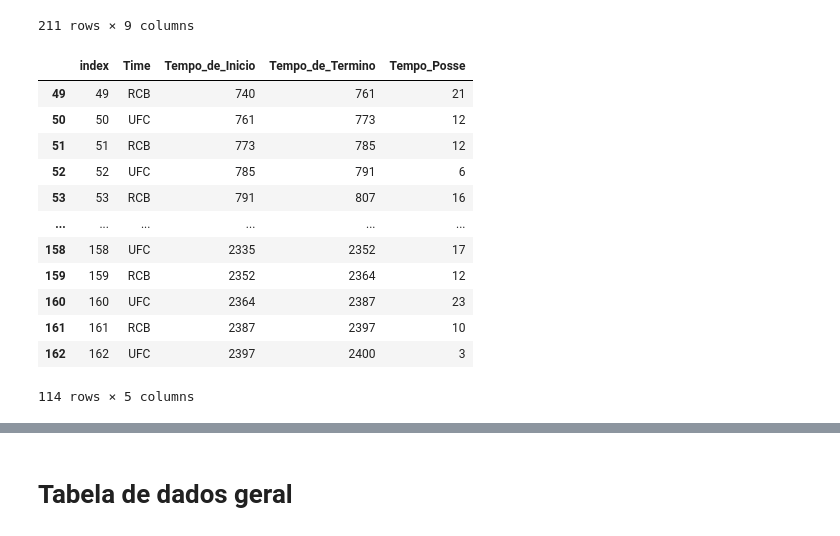
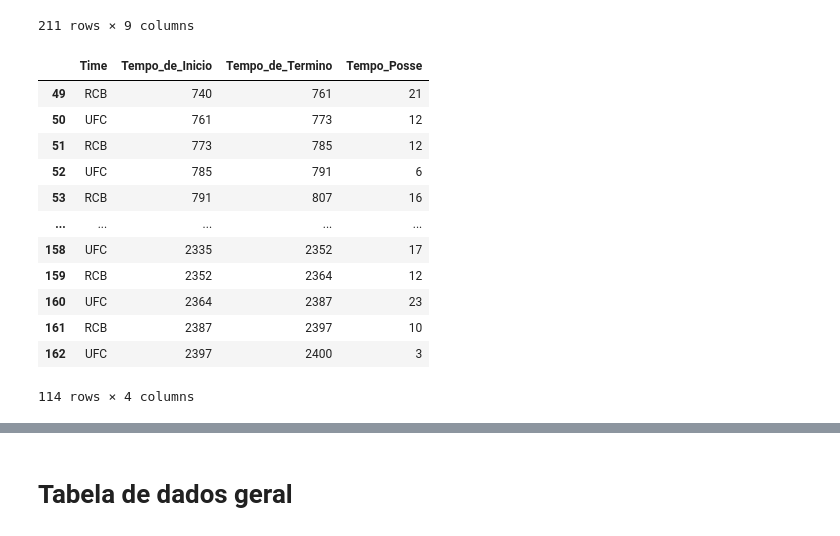
Before and after one commit to Rafael-Prochnow/Analise-descritiva-para-um-time, a Jupyter notebook: Jogada_Jogada.ipynb, the cells around one changed output, grey strips where cells are left out. Saved outputs shown, nothing was run; the diff lists cells and outputs as text; code cells hidden in the pictures.

```diff
--- a/Jogada_Jogada.ipynb
+++ b/Jogada_Jogada.ipynb
@@ -817,19 +805,19 @@ posse_de_bola['Tempo_de_Termino'] = posse_de_bola['Tempo_de_Termino'].astype(int
 # %%
 posse_de_bola['Tempo_Posse'] = posse_de_bola['Tempo_de_Termino'] - posse_de_bola['Tempo_de_Inicio']
 # %%
-posse_de_bola.reset_index(inplace=True)
+posse_de_bola.reset_index(inplace=True, drop=True)
 posse_de_bola[49:]
 # %% [output]
-|  | index | Time | Tempo_de_Inicio | Tempo_de_Termino | Tempo_Posse |
-| 49 | 49 | RCB | 740 | 761 | 21 |
-| 50 | 50 | UFC | 761 | 773 | 12 |
-| 51 | 51 | RCB | 773 | 785 | 12 |
-| 52 | 52 | UFC | 785 | 791 | 6 |
-| 53 | 53 | RCB | 791 | 807 | 16 |
-| ... | ... | ... | ... | ... | ... |
-| 158 | 158 | UFC | 2335 | 2352 | 17 |
-| 159 | 159 | RCB | 2352 | 2364 | 12 |
-| 160 | 160 | UFC | 2364 | 2387 | 23 |
-| 161 | 161 | RCB | 2387 | 2397 | 10 |
-| 162 | 162 | UFC | 2397 | 2400 | 3 |
+|  | Time | Tempo_de_Inicio | Tempo_de_Termino | Tempo_Posse |
+| 49 | RCB | 740 | 761 | 21 |
+| 50 | UFC | 761 | 773 | 12 |
+| 51 | RCB | 773 | 785 | 12 |
+| 52 | UFC | 785 | 791 | 6 |
+| 53 | RCB | 791 | 807 | 16 |
+| ... | ... | ... | ... | ... |
+| 158 | UFC | 2335 | 2352 | 17 |
+| 159 | RCB | 2352 | 2364 | 12 |
+| 160 | UFC | 2364 | 2387 | 23 |
+| 161 | RCB | 2387 | 2397 | 10 |
+| 162 | UFC | 2397 | 2400 | 3 |
-114 rows × 5 columns
+114 rows × 4 columns
```
Also changed, not shown: parts of 21 cells of this notebook.
